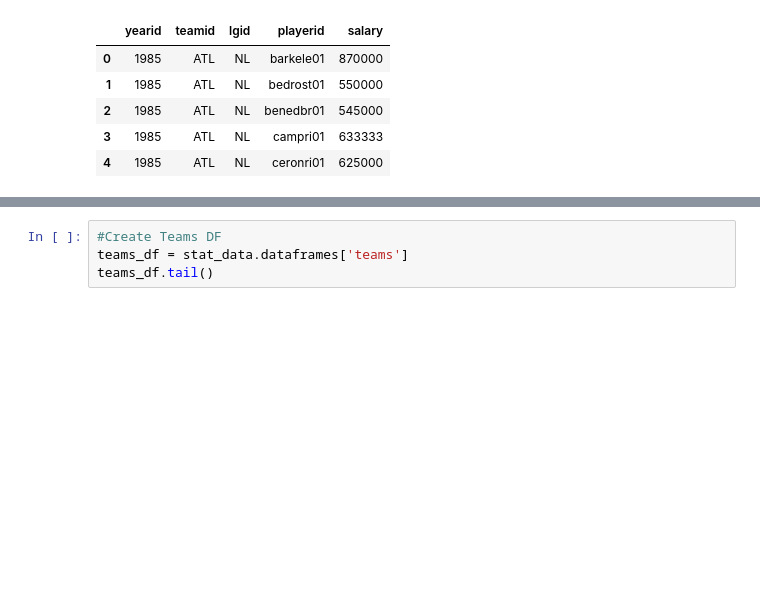
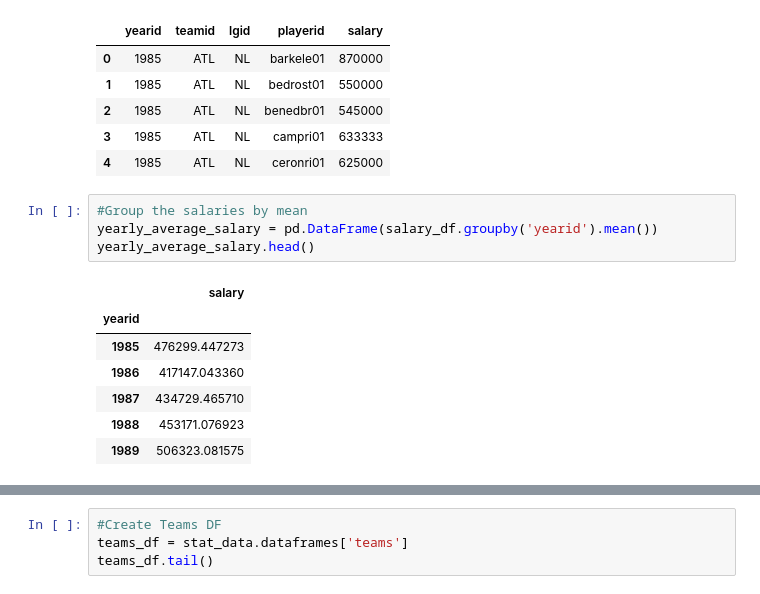
Before and after one commit to javierl79/project_1, a Jupyter notebook: Project One.ipynb, the cells around one changed output, grey strips where cells are left out. Cells and saved outputs as stored; diff of their text form; blank space fills up the shorter version.

```diff
--- a/Project One.ipynb
+++ b/Project One.ipynb
@@ -59,3 +57,15 @@ salary_df.head()
 | 2 | 1985 | ATL | NL | benedbr01 | 545000 |
 | 3 | 1985 | ATL | NL | campri01 | 633333 |
 | 4 | 1985 | ATL | NL | ceronri01 | 625000 |
+# %%
+#Group the salaries by mean
+yearly_average_salary = pd.DataFrame(salary_df.groupby('yearid').mean())
+yearly_average_salary.head()
+# %% [output]
+|  | salary |
+| yearid |  |
+| 1985 | 476299.447273 |
+| 1986 | 417147.043360 |
+| 1987 | 434729.465710 |
+| 1988 | 453171.076923 |
+| 1989 | 506323.081575 |
```
Also changed, not shown: parts of 6 cells of this notebook, 1 other file.
